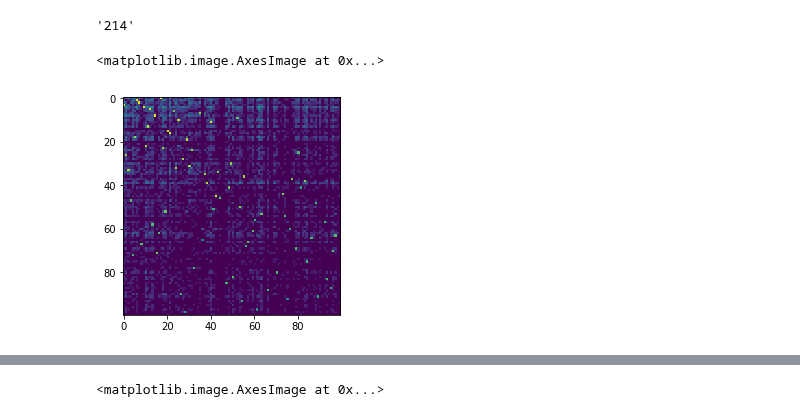
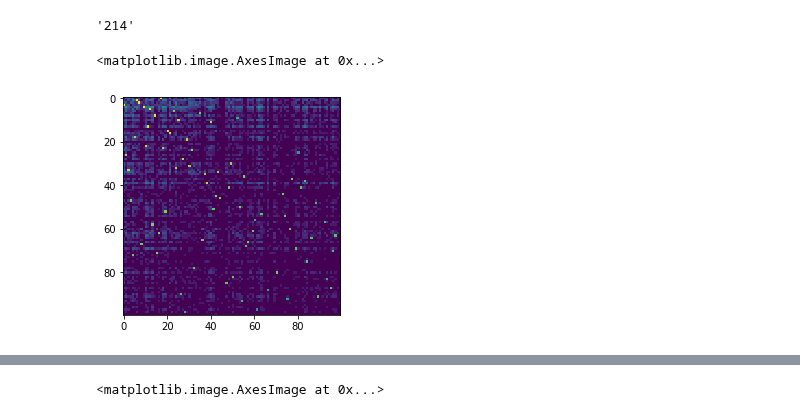
Before and after one commit to rykachevskiy/CRISPR, a Jupyter notebook: barcodes/Barcodes.ipynb, the cells around one changed output, grey strips where cells are left out. Cells and saved outputs as stored; diff of their text form; code cells hidden in the pictures.

```diff
--- a/barcodes/Barcodes.ipynb
+++ b/barcodes/Barcodes.ipynb
@@ -246,4 +339,4 @@ len(reads_splits_f)
 # %%
-with open("../data/cdif_11_12/out/restored/Cdif-planeA_S6_L001_R1_001_arrays_num") as f:
+with open("../../data/cdif_11_12/out/restored/Cdif-planeA_S6_L001_R1_001_arrays_num") as f:
     arrs = [[int(y) for y in x[:-1].split(', ')] for x in  f.readlines()]
 # %%
@@ -286,7 +371,7 @@ cl_to_ind[ca.find_closest(cl_to_ind, v[0])[1]]
 # %% [output]
 '214'
 # %%
-plt.imshow(np.log(gr_bc[:100,:100] + 1))
+plt.imshow(np.log(gr_bc[:100,:100].T + 1))
 # %% [output]
 <matplotlib.image.AxesImage at 0x...>
-[figure, old version]
+[figure, new version]
```
Also changed, not shown: parts of 40 cells of this notebook, 2 other files.
